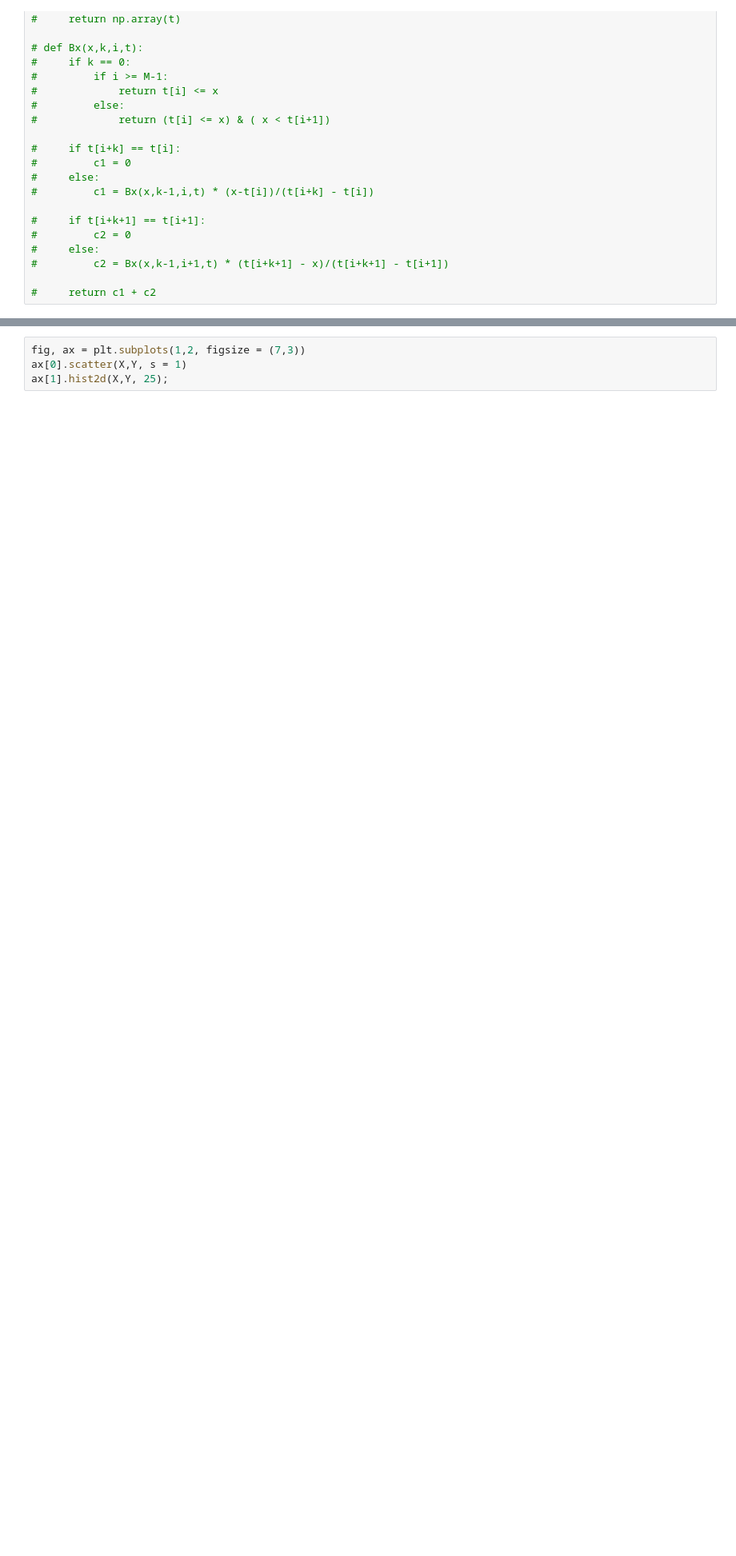
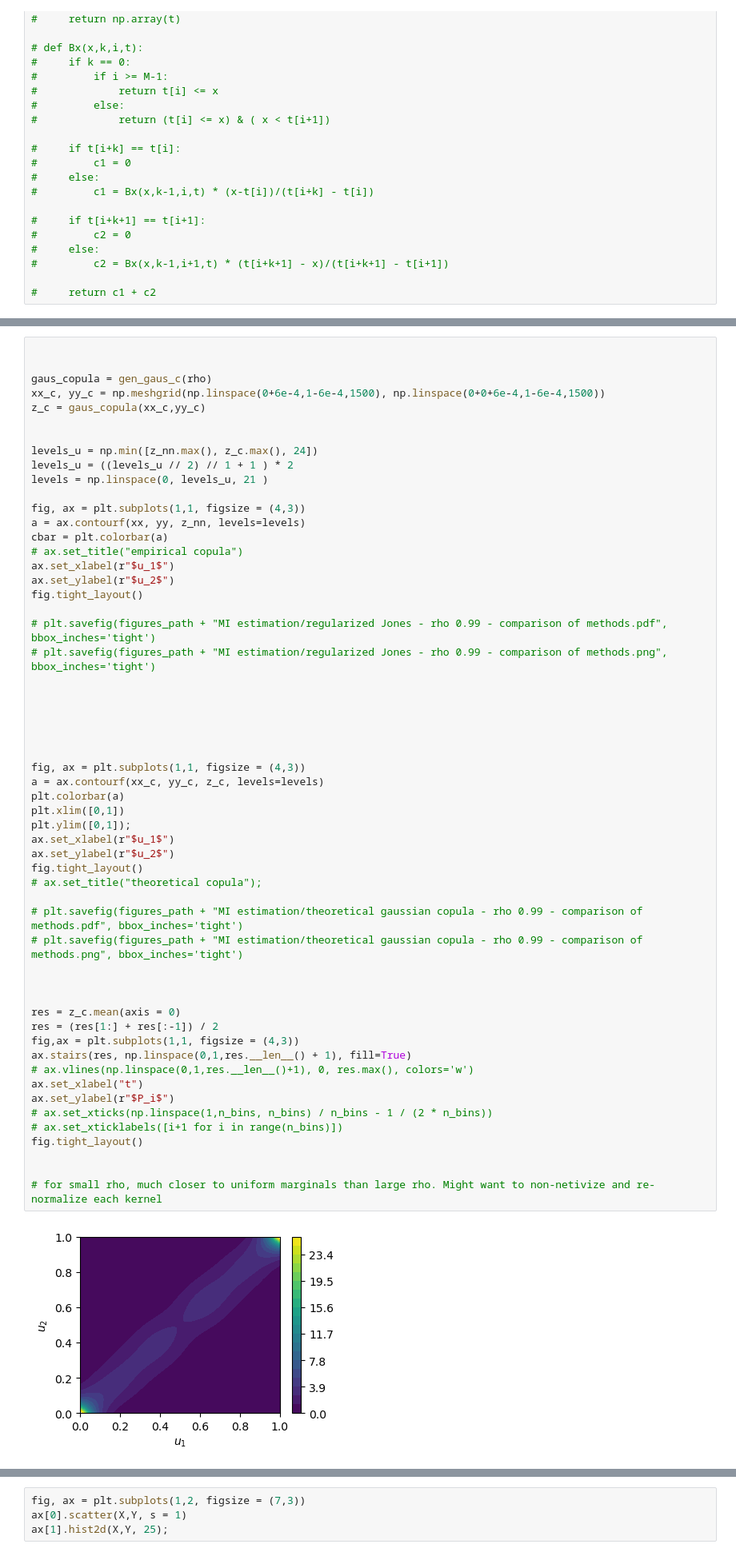
Before and after one commit to jonasbruhub/Analysis-of-Production-flow-systems-with-focus-on-industry, a Jupyter notebook: Simulations and code/MI computation - KDE - boundary corrected - trial on multiple correlations.ipynb, the cells around one changed output, grey strips where cells are left out. Shown at 80% size. Cells and saved outputs as stored; diff of their text form; blank space fills up the shorter version.

```diff
--- a/Simulations and code/MI computation - KDE - boundary corrected - trial on multiple correlations.ipynb
+++ b/Simulations and code/MI computation - KDE - boundary corrected - trial on multiple correlations.ipynb
@@ -170,0 +248,58 @@ Computing normalization constants...
+# %%
+
+
+gaus_copula = gen_gaus_c(rho)
+xx_c, yy_c = np.meshgrid(np.linspace(0+6e-4,1-6e-4,1500), np.linspace(0+0+6e-4,1-6e-4,1500))
+z_c = gaus_copula(xx_c,yy_c)
+
+
+levels_u = np.min([z_nn.max(), z_c.max(), 24])
+levels_u = ((levels_u // 2) // 1 + 1 ) * 2
+levels = np.linspace(0, levels_u, 21 )
+
+fig, ax = plt.subplots(1,1, figsize = (4,3))
+a = ax.contourf(xx, yy, z_nn, levels=levels)
+cbar = plt.colorbar(a)
+# ax.set_title("empirical copula")
+ax.set_xlabel(r"$u_1$")
+ax.set_ylabel(r"$u_2$")
+fig.tight_layout()
+
+# plt.savefig(figures_path + "MI estimation/regularized Jones - rho 0.99 - comparison of methods.pdf", bbox_inches='tight')
+# plt.savefig(figures_path + "MI estimation/regularized Jones - rho 0.99 - comparison of methods.png", bbox_inches='tight')
+
+
+
+
+
+
+fig, ax = plt.subplots(1,1, figsize = (4,3))
+a = ax.contourf(xx_c, yy_c, z_c, levels=levels)
+plt.colorbar(a)
+plt.xlim([0,1])
+plt.ylim([0,1]);
+ax.set_xlabel(r"$u_1$")
+ax.set_ylabel(r"$u_2$")
+fig.tight_layout()
+# ax.set_title("theoretical copula");
+
+# plt.savefig(figures_path + "MI estimation/theoretical gaussian copula - rho 0.99 - comparison of methods.pdf", bbox_inches='tight')
+# plt.savefig(figures_path + "MI estimation/theoretical gaussian copula - rho 0.99 - comparison of methods.png", bbox_inches='tight')
+
+
+
+res = z_c.mean(axis = 0)
+res = (res[1:] + res[:-1]) / 2
+fig,ax = plt.subplots(1,1, figsize = (4,3))
+ax.stairs(res, np.linspace(0,1,res.__len__() + 1), fill=True)
+# ax.vlines(np.linspace(0,1,res.__len__()+1), 0, res.max(), colors='w')
+ax.set_xlabel("t")
+ax.set_ylabel(r"$P_i$")
+# ax.set_xticks(np.linspace(1,n_bins, n_bins) / n_bins - 1 / (2 * n_bins))
+# ax.set_xticklabels([i+1 for i in range(n_bins)])
+fig.tight_layout()
+
+
+# for small rho, much closer to uniform marginals than large rho. Might want to non-netivize and re-normalize each kernel
+# %% [output]
+[figure, added]
```
Also changed, not shown: parts of 5 cells of this notebook, 27 other files.
